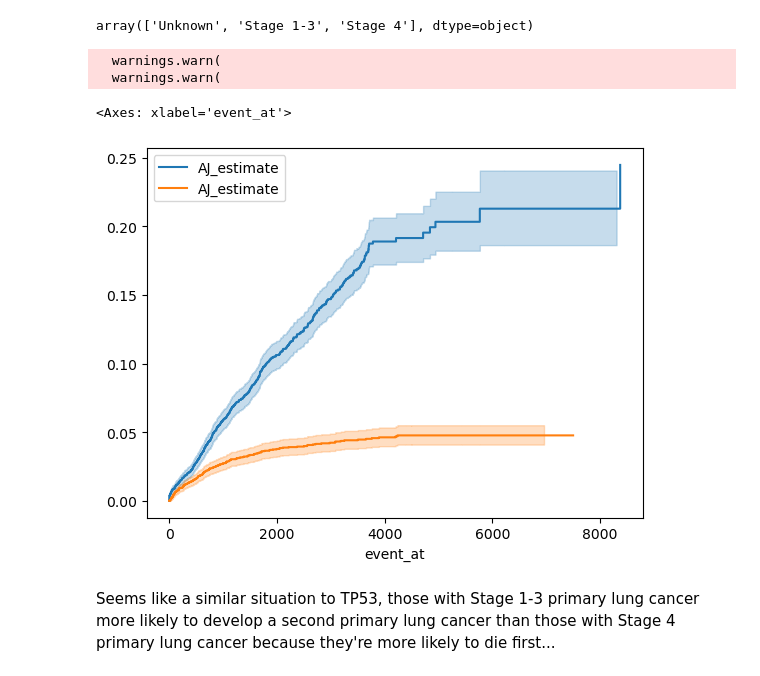
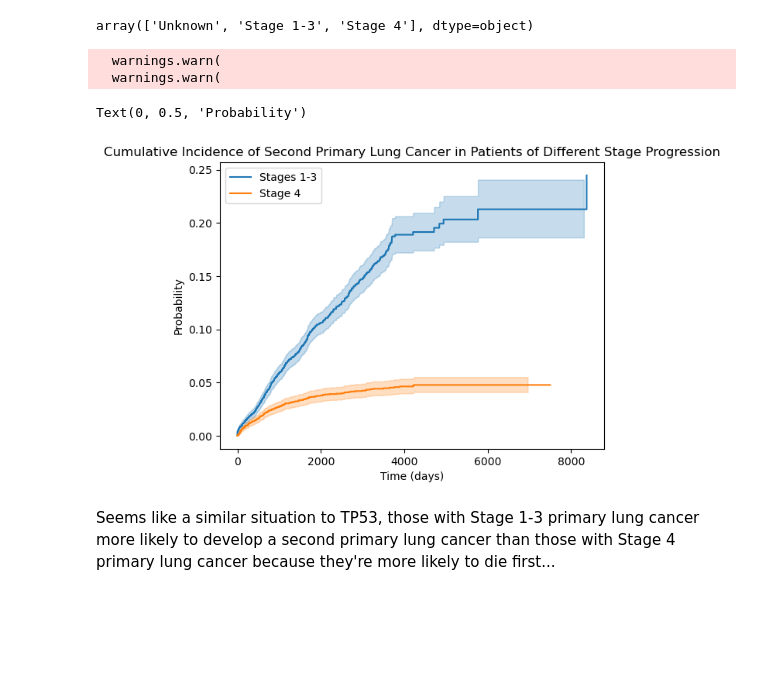
Before and after one commit to Roseille/SurvivalAnalyses, a Jupyter notebook: sample.ipynb, the cells around one changed output. Drawn from its saved outputs; the diff is of its cells as text; code cells hidden in the pictures; blank space fills up the shorter version.

```diff
--- a/sample.ipynb
+++ b/sample.ipynb
@@ -234,21 +254,26 @@ sorted_df['STAGE_HIGHEST_RECORDED'].unique()
 # %% [output]
 array(['Unknown', 'Stage 1-3', 'Stage 4'], dtype=object)
 # %%
+stage13_ajf = AalenJohansenFitter(calculate_variance = True)
+stage4_ajf = AalenJohansenFitter(calculate_variance = True)
 sorted_df_S13 = sorted_df[sorted_df['STAGE_HIGHEST_RECORDED'] == 'Stage 1-3']
 group_1 = sorted_df_S13[['DT_SECONDCANCER_DEATH', 'Event_of_interest', 'TP53', 'CURRENT_AGE_DEID', 'KRAS', 'ENDPT_SECONDCANCER_DEATH']]
 sorted_df_S4 = sorted_df[sorted_df['STAGE_HIGHEST_RECORDED'] == 'Stage 4']
 group_2 = sorted_df_S4[['DT_SECONDCANCER_DEATH', 'Event_of_interest', 'TP53', 'CURRENT_AGE_DEID', 'KRAS', 'ENDPT_SECONDCANCER_DEATH']]
-ajf.fit(group_1['DT_SECONDCANCER_DEATH'], group_1['ENDPT_SECONDCANCER_DEATH'], event_of_interest=1)
-ajf.cumulative_density_
-ajf.plot()
-ajf.fit(group_2['DT_SECONDCANCER_DEATH'], group_2['ENDPT_SECONDCANCER_DEATH'], event_of_interest=1)
-ajf.cumulative_density_
-ajf.plot()
+stage13_ajf.fit(group_1['DT_SECONDCANCER_DEATH'], group_1['ENDPT_SECONDCANCER_DEATH'], event_of_interest=1)
+stage13_ajf.cumulative_density_
+stage13_ajf.plot(label = 'Stages 1-3')
+stage4_ajf.fit(group_2['DT_SECONDCANCER_DEATH'], group_2['ENDPT_SECONDCANCER_DEATH'], event_of_interest=1)
+stage4_ajf.cumulative_density_
+stage4_ajf.plot(label = 'Stage 4')
+plt.title('Cumulative Incidence of Second Primary Lung Cancer in Patients of Different Stage Progression')
+plt.xlabel('Time (days)')
+plt.ylabel('Probability')
 # %% [output]
   warnings.warn(
   warnings.warn(
-<Axes: xlabel='event_at'>
+Text(0, 0.5, 'Probability')
-[figure, old version]
+[figure, new version]
 # %% [markdown]
 Seems like a similar situation to TP53, those with Stage 1-3 primary lung cancer more likely to develop a second primary lung cancer than those with Stage 4 primary lung cancer because they're more likely to die first...
 # %%
```
Also changed, not shown: parts of 6 cells of this notebook.
